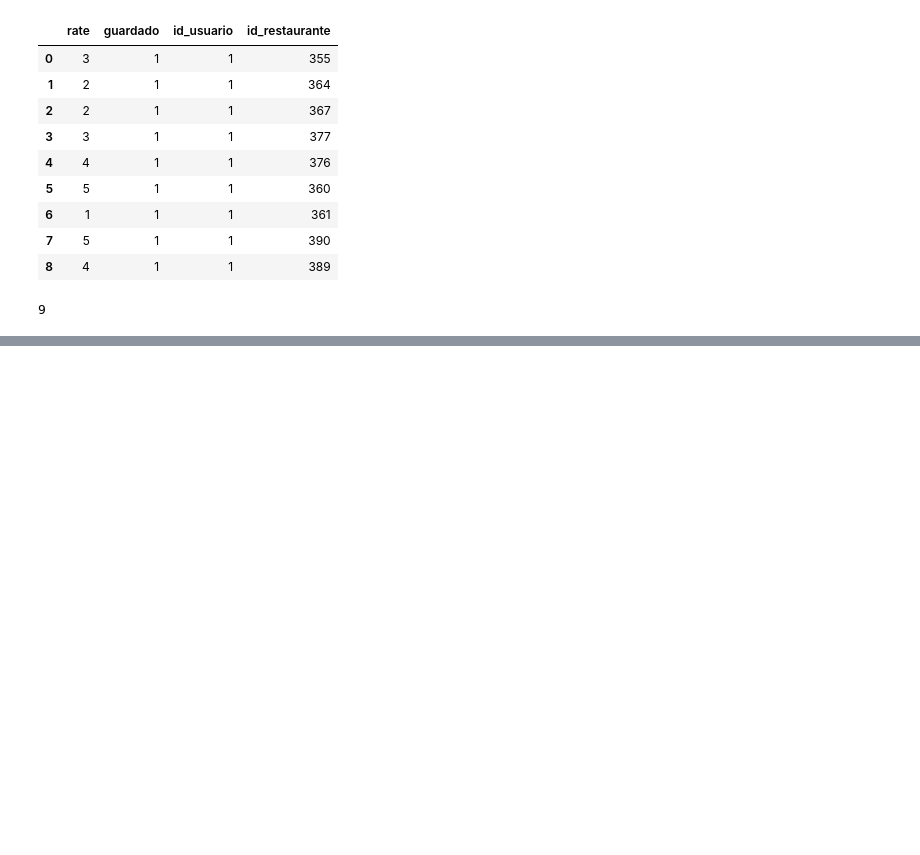
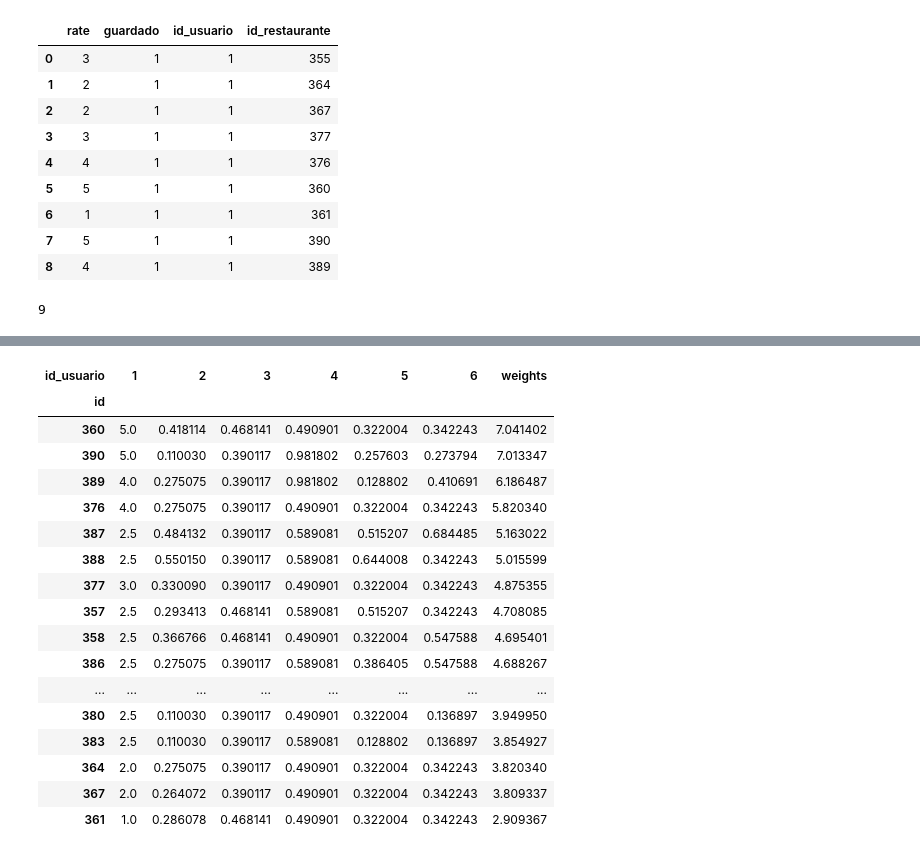
Before and after one commit to pedroConsuegraMateo/ProyectoLunaRossa_ih, a Jupyter notebook: db/notebooks/posting_mockup_data.ipynb, the cells around one changed output, grey strips where cells are left out. Drawn from its saved outputs; the diff is of its cells as text; code cells hidden in the pictures; blank space fills up the shorter version.

```diff
--- a/db/notebooks/posting_mockup_data.ipynb
+++ b/db/notebooks/posting_mockup_data.ipynb
@@ -112,0 +164,8 @@ visitados.to_sql('restaurantes_visitados', con, if_exists='append', index=False)
+# %%
+# Distances calculation in the n-dimensional space
+
+euclid_dist_norm = pd.DataFrame(1/(1 + squareform(pdist(restVSuser.T, 'euclidean'))),
+                                index=restVSuser.columns,
+                                columns=restVSuser.columns)
+
+euclid_dist_norm
@@ -112,0 +181,5 @@ visitados.to_sql('restaurantes_visitados', con, if_exists='append', index=False)
+# %%
+# Similarities to the new User
+
+euclid_simil_norm = euclid_dist_norm[1].sort_values(ascending=False)[1:]
+euclid_simil_norm
@@ -112,0 +194,5 @@ visitados.to_sql('restaurantes_visitados', con, if_exists='append', index=False)
+# %%
+# Similarities to the new User (we need to reassemble the data)
+
+euclid_simil_items = dict(euclid_simil_norm).items()
+euclid_simil_items
@@ -112,0 +213,6 @@ visitados.to_sql('restaurantes_visitados', con, if_exists='append', index=False)
+# %%
+# Movies matrix weights by user
+
+for id_, puntuacion in euclid_simil_items:
+    restVSuser[id_] = restVSuser[id_] * puntuacion
+restVSuser
@@ -112,0 +238,23 @@ visitados.to_sql('restaurantes_visitados', con, if_exists='append', index=False)
+# %%
+restVSuser['weights'] = restVSuser.sum(axis=1)
+restVSuser = restVSuser.sort_values('weights', ascending=False)
+restVSuser
+# %% [output]
+| id_usuario | 1 | 2 | 3 | 4 | 5 | 6 | weights |
+| id |  |  |  |  |  |  |  |
+| 360 | 5.0 | 0.418114 | 0.468141 | 0.490901 | 0.322004 | 0.342243 | 7.041402 |
+| 390 | 5.0 | 0.110030 | 0.390117 | 0.981802 | 0.257603 | 0.273794 | 7.013347 |
+| 389 | 4.0 | 0.275075 | 0.390117 | 0.981802 | 0.128802 | 0.410691 | 6.186487 |
+| 376 | 4.0 | 0.275075 | 0.390117 | 0.490901 | 0.322004 | 0.342243 | 5.820340 |
+| 387 | 2.5 | 0.484132 | 0.390117 | 0.589081 | 0.515207 | 0.684485 | 5.163022 |
+| 388 | 2.5 | 0.550150 | 0.390117 | 0.589081 | 0.644008 | 0.342243 | 5.015599 |
+| 377 | 3.0 | 0.330090 | 0.390117 | 0.490901 | 0.322004 | 0.342243 | 4.875355 |
+| 357 | 2.5 | 0.293413 | 0.468141 | 0.589081 | 0.515207 | 0.342243 | 4.708085 |
+| 358 | 2.5 | 0.366766 | 0.468141 | 0.490901 | 0.322004 | 0.547588 | 4.695401 |
+| 386 | 2.5 | 0.275075 | 0.390117 | 0.589081 | 0.386405 | 0.547588 | 4.688267 |
+| ... | ... | ... | ... | ... | ... | ... | ... |
+| 380 | 2.5 | 0.110030 | 0.390117 | 0.490901 | 0.322004 | 0.136897 | 3.949950 |
+| 383 | 2.5 | 0.110030 | 0.390117 | 0.589081 | 0.128802 | 0.136897 | 3.854927 |
+| 364 | 2.0 | 0.275075 | 0.390117 | 0.490901 | 0.322004 | 0.342243 | 3.820340 |
+| 367 | 2.0 | 0.264072 | 0.390117 | 0.490901 | 0.322004 | 0.342243 | 3.809337 |
+| 361 | 1.0 | 0.286078 | 0.468141 | 0.490901 | 0.322004 | 0.342243 | 2.909367 |
```
Also changed, not shown: parts of 12 cells of this notebook, 28 other files.
